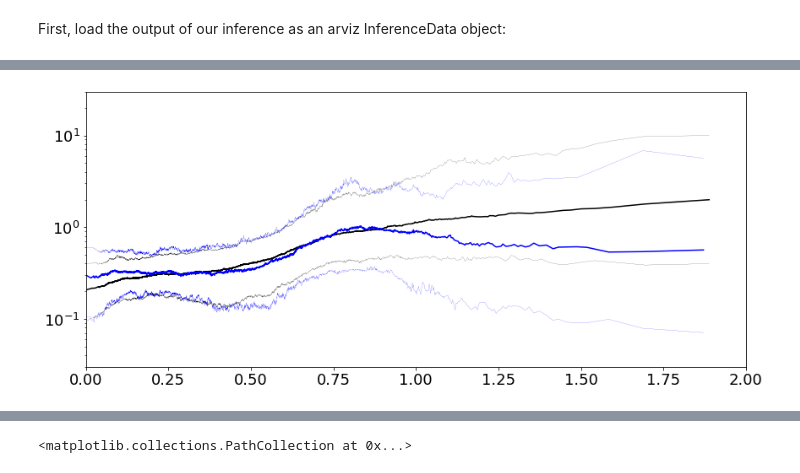
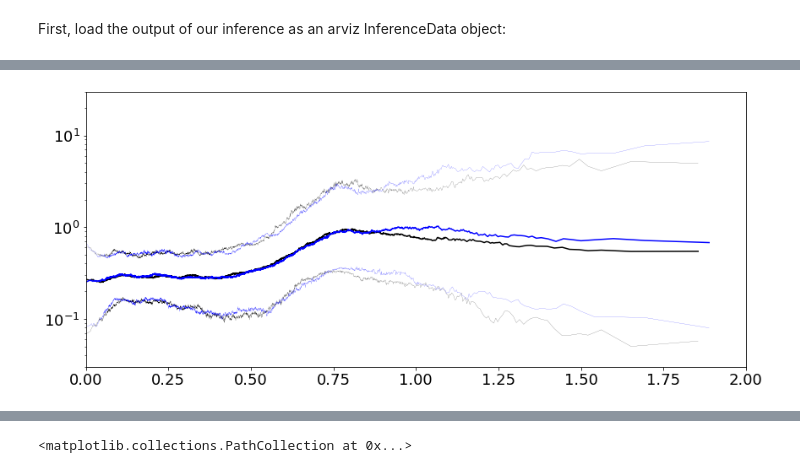
Before and after one commit to tcallister/autoregressive-bbh-inference, a Jupyter notebook: data/inspect_ar_z.ipynb, the cells around one changed output, grey strips where cells are left out. Saved outputs shown, nothing was run; the diff lists cells and outputs as text; code cells hidden in the pictures.

```diff
--- a/data/inspect_ar_z.ipynb
+++ b/data/inspect_ar_z.ipynb
@@ -9,7 +9,7 @@ az.rcParams["plot.max_subplots"] = 80
 # %% [markdown]
 First, load the output of our inference as an arviz InferenceData object:
 # %%
-data = az.from_netcdf("ar_z_sfr.cdf")
+data = az.from_netcdf("ar_z_tmp.cdf")
 #data = az.from_netcdf("/mnt/ceph/users/tcallister/autoregressive-bbh-inference-data/ar_z_tauMax_2_relaxed.cdf")
 az.summary(data,["ar_z_std",
                  "ar_z_tau",
@@ -74,5 +74,5 @@ plt.show()
 # %%
-z_data = np.load('ar_z_data_sfr.npy',allow_pickle=True)[()]
+z_data = np.load('ar_z_data_tmp.npy',allow_pickle=True)[()]
 #z_data = np.load('/mnt/ceph/users/tcallister/autoregressive-bbh-inference-data/ar_z_data_tauMax_2_relaxed.npy',allow_pickle=True)[()]
 z_values = z_data['z_allSamples']
 samps = data.posterior.stack(draws=("chain", "draw"))
@@ -82,7 +82,7 @@ reduced_f_zs = samps['f_zs'][::50]
 
 R_zs = np.zeros((reduced_zs.size,reduced_f_zs.shape[1]))
 for i in range(reduced_f_zs.shape[1]):
-    R_zs[:,i] = samps.R20[i]*reduced_f_zs[:,i]*(1.+reduced_zs)**2
+    R_zs[:,i] = samps.R20[i]*reduced_f_zs[:,i]#*(1.+reduced_zs)**samps.kappa.values[i]/(1.+0.2)**samps.kappa.values[i]
 
 fig,ax = plt.subplots(figsize=(14,6))
 for i in np.random.choice(range(reduced_f_zs.shape[1]),500):
@@ -112,32 +112,32 @@ plt.show()
 # %%
 data_alt = az.from_netcdf("ar_z.cdf")
 samps_alt = data_alt.posterior.stack(draws=("chain", "draw"))
 z_data_alt = np.load('ar_z_data.npy',allow_pickle=True)[()]
 z_values_alt = z_data_alt['z_allSamples']
 
 reduced_zs_alt = z_values_alt[::50]
 reduced_f_zs_alt = samps_alt['f_zs'][::50]
 
 R_zs_alt = np.zeros((reduced_zs_alt.size,reduced_f_zs_alt.shape[1]))
 for i in range(reduced_f_zs_alt.shape[1]):
     R_zs_alt[:,i] = samps_alt.R20[i]*reduced_f_zs_alt[:,i]
 
 fig,ax = plt.subplots(figsize=(14,6))
 
-ax.plot(reduced_zs,np.median(R_zs,axis=1)/(1.+0.2),color='black')
-ax.plot(reduced_zs,np.quantile(R_zs,0.05,axis=1)/(1.+0.2),color='black',lw=0.15)
-ax.plot(reduced_zs,np.quantile(R_zs,0.95,axis=1)/(1.+0.2),color='black',lw=0.15)
+ax.plot(reduced_zs,np.median(R_zs,axis=1),color='black')
+ax.plot(reduced_zs,np.quantile(R_zs,0.05,axis=1),color='black',lw=0.15)
+ax.plot(reduced_zs,np.quantile(R_zs,0.95,axis=1),color='black',lw=0.15)
 
 ax.plot(reduced_zs_alt,np.median(R_zs_alt,axis=1),color='blue')
 ax.plot(reduced_zs_alt,np.quantile(R_zs_alt,0.05,axis=1),color='blue',lw=0.15)
 ax.plot(reduced_zs_alt,np.quantile(R_zs_alt,0.95,axis=1),color='blue',lw=0.15)
 
 #zs = np.linspace(0,1.3,300)
 #ax.plot(zs,0.2*(1.+zs)**2.7)
 
 ax.tick_params(labelsize=18)
 ax.set_xlim(0,2)
 ax.set_ylim(3e-2,30)
 ax.set_yscale('log')
 # %% [output]
-[figure, old version]
+[figure, new version]
```
Also changed, not shown: parts of 4 cells of this notebook, 2 other files.
